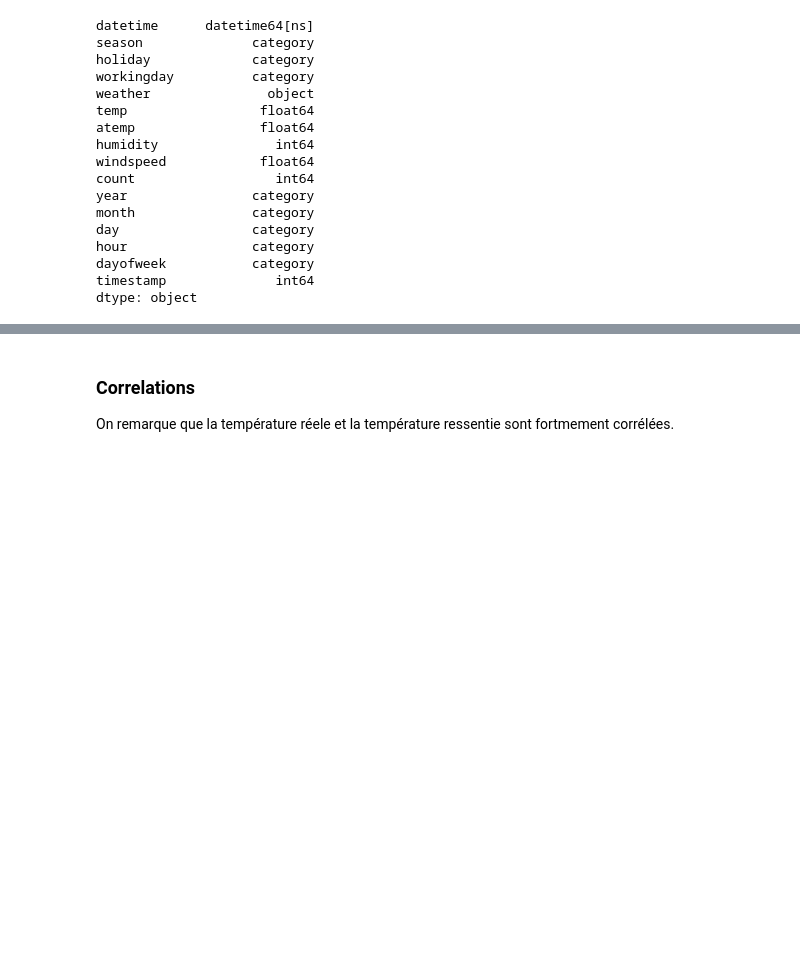
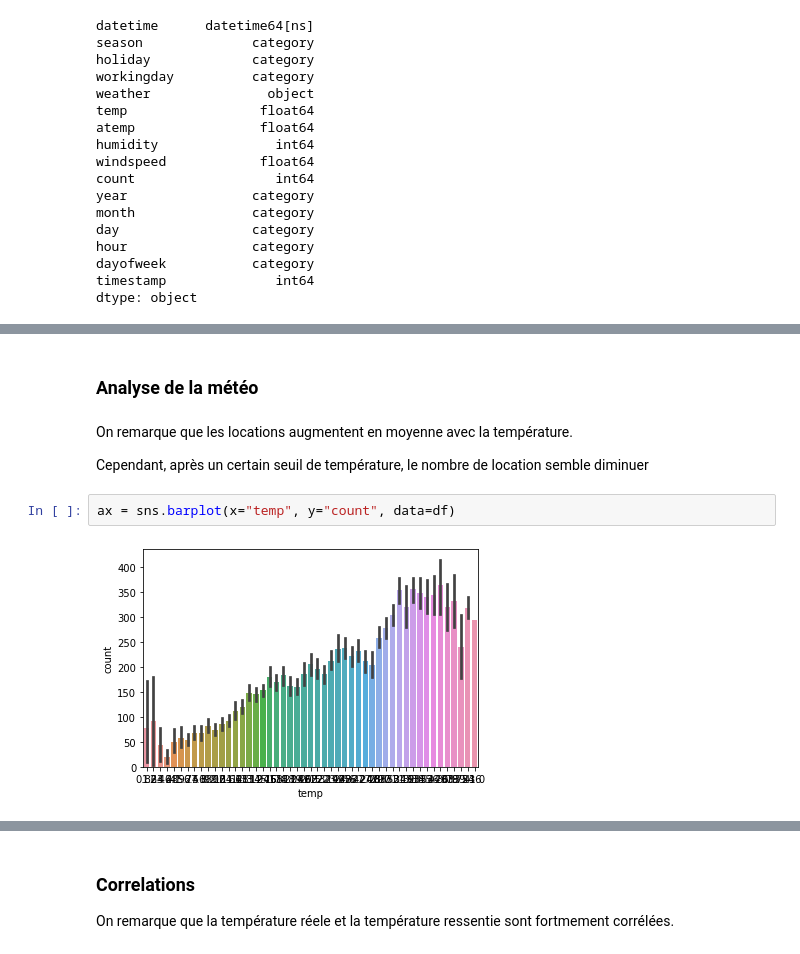
Before and after one commit to uazech/data-mining-velo, a Jupyter notebook: script/projet_velo_sujet.ipynb, the cells around one changed output, grey strips where cells are left out. Drawn from its saved outputs; the diff is of its cells as text; blank space fills up the shorter version.

```diff
--- a/script/projet_velo_sujet.ipynb
+++ b/script/projet_velo_sujet.ipynb
@@ -399,0 +484,10 @@ df.tail()
+# %% [markdown]
+### Analyse de la météo
+# %% [markdown]
+On remarque que les locations augmentent en moyenne avec la température.
+
+Cependant, après un certain seuil de température, le nombre de location semble diminuer
+# %%
+ax = sns.barplot(x="temp", y="count", data=df)
+# %% [output]
+[figure, added]
```
Also changed, not shown: parts of 36 cells of this notebook.
